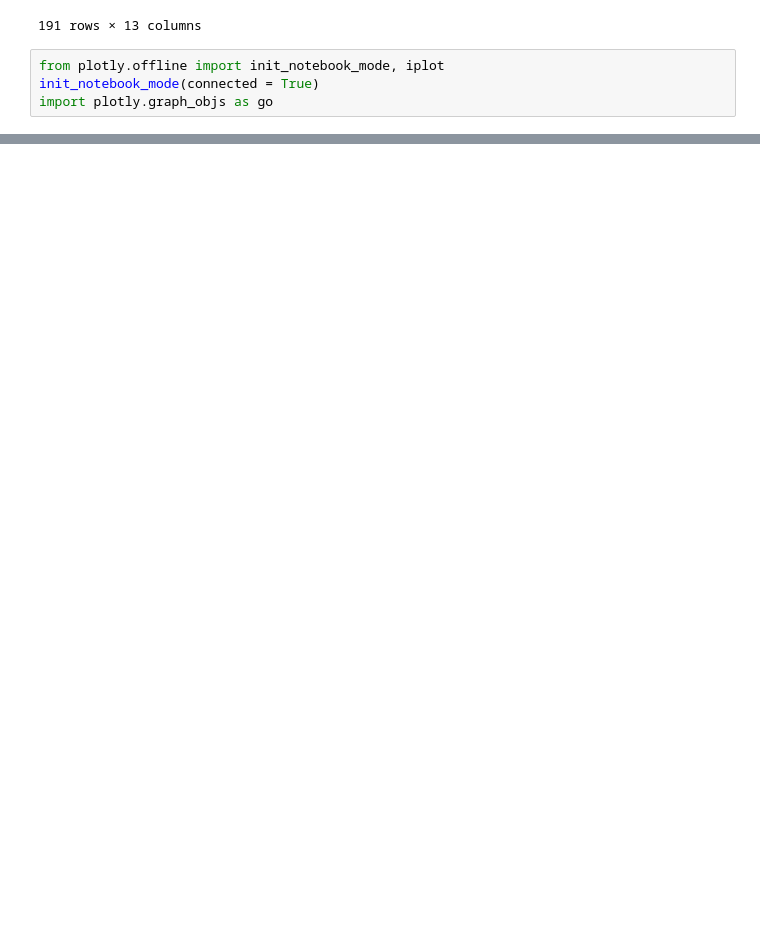
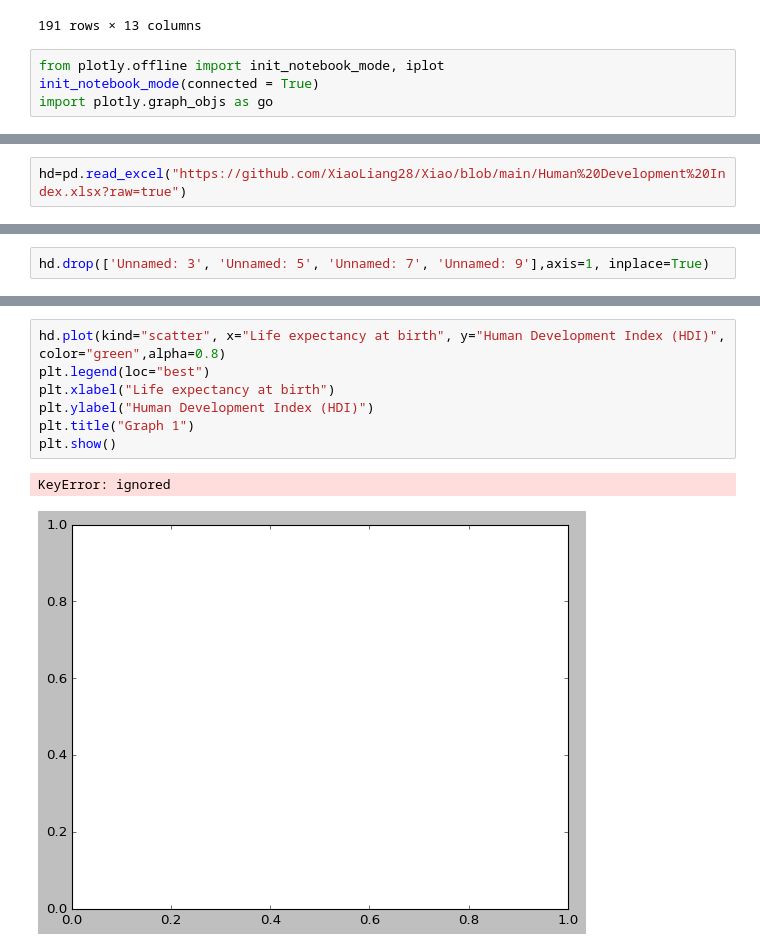
Before and after one commit to XiaoLiang28/vis, a Jupyter notebook: ps6.ipynb, the cells around one changed output, grey strips where cells are left out. Saved outputs shown, nothing was run; the diff lists cells and outputs as text; blank space fills up the shorter version.

```diff
--- a/ps6.ipynb
+++ b/ps6.ipynb
@@ -235,3 +233,5 @@ fig = go.Figure( data = [trace1, trace2], layout = dict(title = "Estimated Gross
 iplot(fig)
 # %% [output]
 [interactive output not drawn]
+# %%
+hd=pd.read_excel("https://github.com/XiaoLiang28/Xiao/blob/main/Human%20Development%20Index.xlsx?raw=true")
@@ -237,0 +254,2 @@ iplot(fig)
+# %%
+hd.drop(['Unnamed: 3', 'Unnamed: 5', 'Unnamed: 7', 'Unnamed: 9'],axis=1, inplace=True)
@@ -237,0 +272,10 @@ iplot(fig)
+# %%
+hd.plot(kind="scatter", x="Life expectancy at birth", y="Human Development Index (HDI)", color="green",alpha=0.8)
+plt.legend(loc="best")
+plt.xlabel("Life expectancy at birth")
+plt.ylabel("Human Development Index (HDI)")
+plt.title("Graph 1")
+plt.show()
+# %% [output]
+KeyError: ignored
+[figure, added]
```
Also changed, not shown: parts of 4 cells of this notebook.
